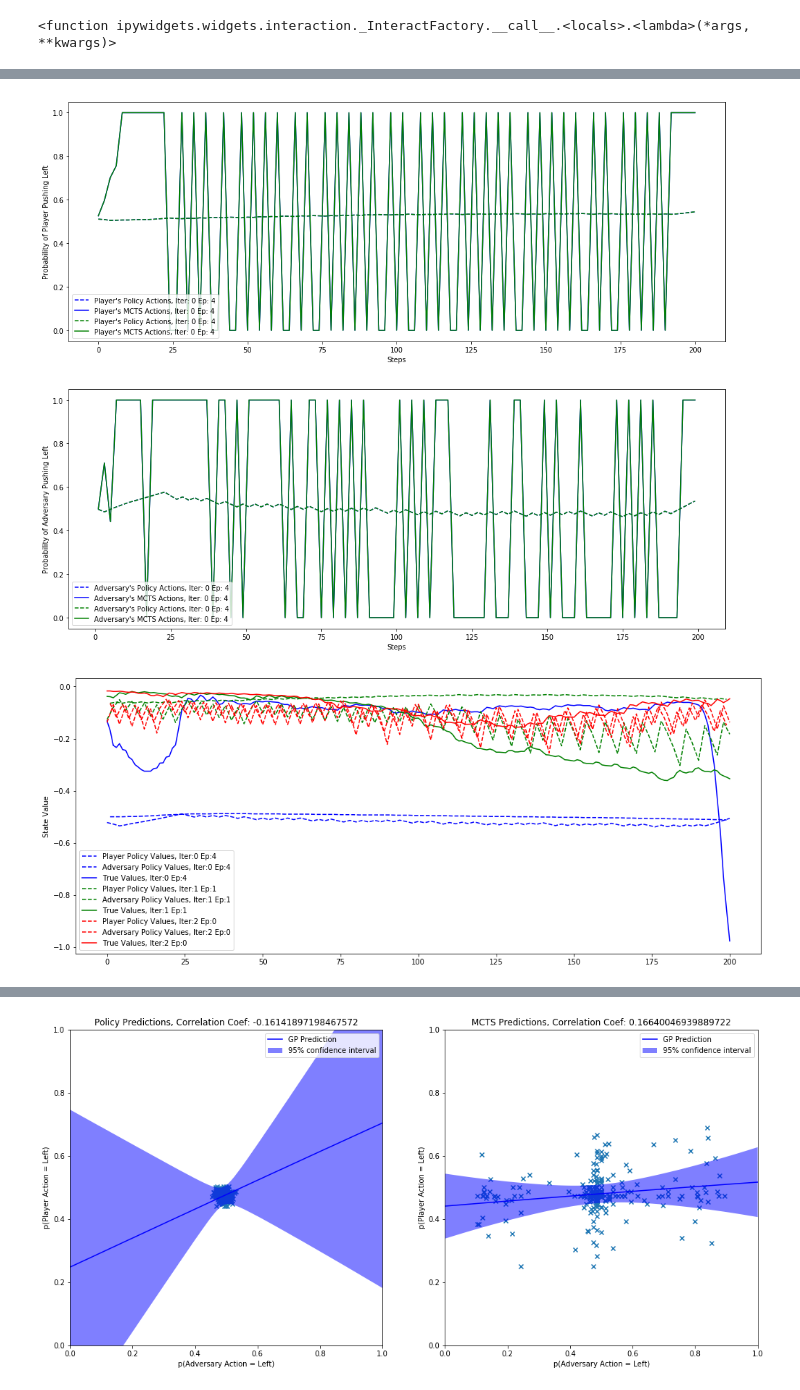
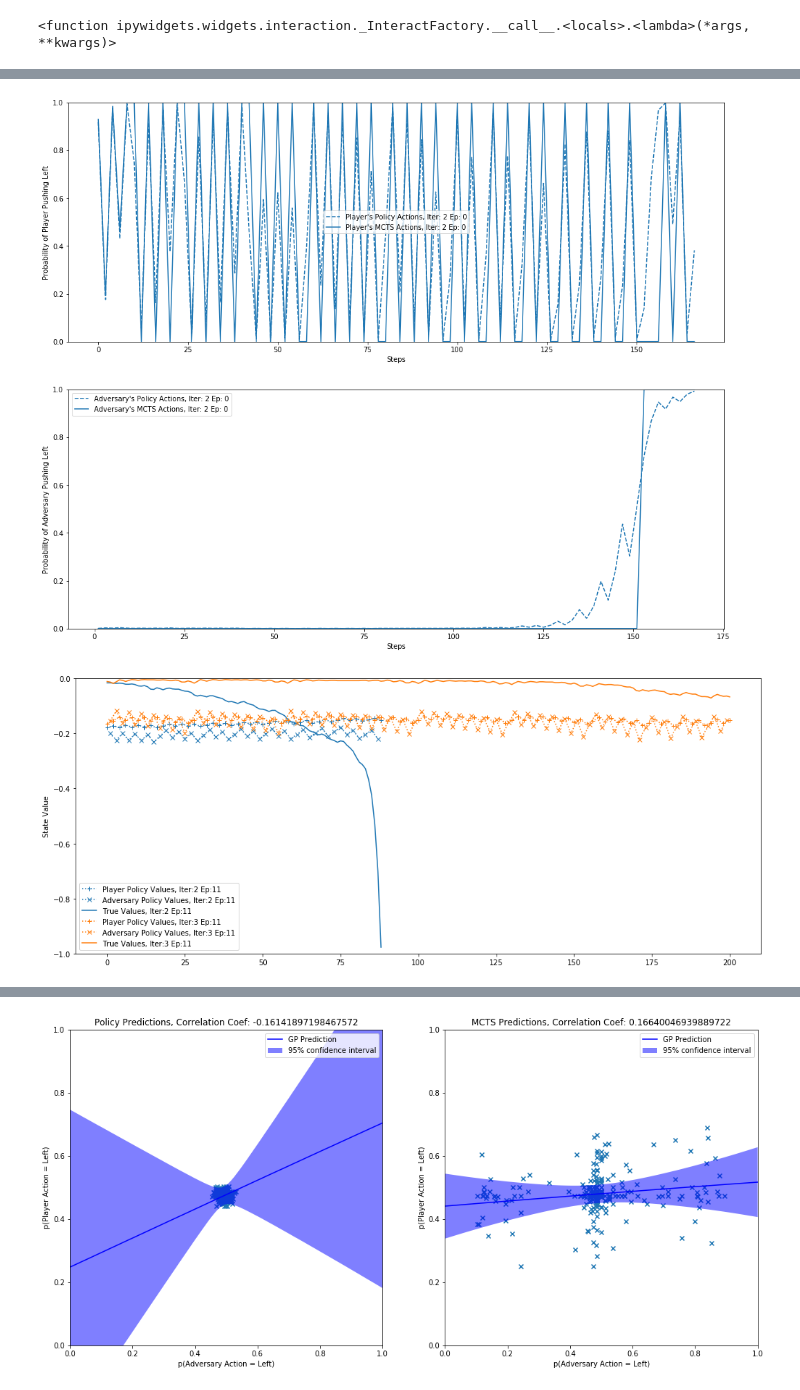
Before and after one commit to alexdarch/Project, a Jupyter notebook: ResultsAndTesting/AdversaryResultsVisualisation.ipynb, the cells around one changed output, grey strips where cells are left out. Drawn from its saved outputs; the diff is of its cells as text; code cells hidden in the pictures.

```diff
--- a/ResultsAndTesting/AdversaryResultsVisualisation.ipynb
+++ b/ResultsAndTesting/AdversaryResultsVisualisation.ipynb
@@ -13,8 +13,9 @@ from sklearn.gaussian_process.kernels import RBF, DotProduct, Product, WhiteKern
 
 # get a list of all the colour strings in matplotlib so we can iterate through them
 from matplotlib import colors as mcolors
-colors = dict(mcolors.BASE_COLORS, **mcolors.CSS4_COLORS)
-colour_list = list(colors.keys())
+colours = dict(mcolors.BASE_COLORS, **mcolors.CSS4_COLORS)
+colour_list = ['tab:blue', 'tab:orange', 'tab:green', 'tab:red', 'tab:purple', 'tab:brown', 'tab:pink', 'tab:gray', 'tab:olive', 'tab:cyan']
+colour_list.extend(list(colours.keys()))
 # 9 base colours ['b', 'g', 'r', 'c', 'm', 'y', 'k', 'w', 'aliceblue', 'antiquewhite', 'aqua'...
 # %% [markdown]
 # Behind The Scenes Code
@@ -527,28 +532,28 @@ class VisualiseIterations:
         for itr in iters:
             self.iters_data[itr].plot_observations_histogram(normed)
 
-    def plot_valuesvssteps(self, iters=(0, 1, 2), episodes='longest'):
+    def plot_valuesvssteps(self, iters=(0, 1, 2), episode='longest'):
         # fig, ax = te0.plot_episode(episode=3, colour='blue')
         max_eps = []
         for itr in iters:
-            if episodes == 'longest':
+            if episode == 'longest':
                 max_eps.append(self.iters_data[itr].iter_data.get_max_episode())
-            if isinstance(episodes, list):
-                pass
+            else:
+                max_eps.append(episode)
 
         # keep plotting iterations on the same axis
         fig, ax = plt.subplots(ncols=1, nrows=1, figsize=(17, 7))
         for idx, itr in enumerate(iters):
             ax = self.iters_data[itr].add_axis_valuevsstep(max_eps[idx], colour_list[idx], ax)
 
-    def plot_actionsvssteps(self, iters=(0, 1, 2), episodes='longest'):
+    def plot_actionsvssteps(self, iters=(0, 1, 2), episode='longest'):
         max_eps = []
         for itr in iters:
-            if episodes == 'longest':
+            if episode == 'longest':
                 max_eps.append(self.iters_data[itr].iter_data.get_max_episode())
-                pass
-            if isinstance(episodes, list):
-                pass
+            else:
+                max_eps.append(episode)
+
         # plot those episodes, one for the player and one for the adversary
         fig, ax = plt.subplots(ncols=1, nrows=2, figsize=(17, 2 * 7))
         for idx, itr in enumerate(iters):
@@ -652,6 +657,7 @@ class VisualiseIterations:
         ax.view_init(25, angle)
         plt.show()
 # %%
-folder = os.path.join('ArchivedData', '0AdversaryXE\\')
-v = VisualiseIterations(folder, [0, 1, 2])
+# folder = os.path.join('ArchivedData', '0AdversaryXE\\')
+folder = os.path.join('..\Cartpole','Data', 'TrainingData\\')
+v = VisualiseIterations(folder, [0, 1, 2, 3, 4, 5, 6, 7, 8, 9])
 # %% [output]
@@ -674,9 +680,9 @@ v.plot_nnet_lossesvsbatch(iters=[0])
 # %%
-v.plot_actionsvssteps(iters=(0, 0), episodes='longest')
+v.plot_actionsvssteps(iters=[2], episode=0)  # 'longest' if choosing the longest
 # %% [output]
-[figure, old version]
+[figure, new version]
 # %%
-v.plot_valuesvssteps(iters=(0, 1, 2), episodes='longest')
+v.plot_valuesvssteps(iters=[2, 3], episode=11)
 # %% [output]
-[figure, old version]
+[figure, new version]
 # %%
```
Also changed, not shown: parts of 6 cells of this notebook, 9 other files.
